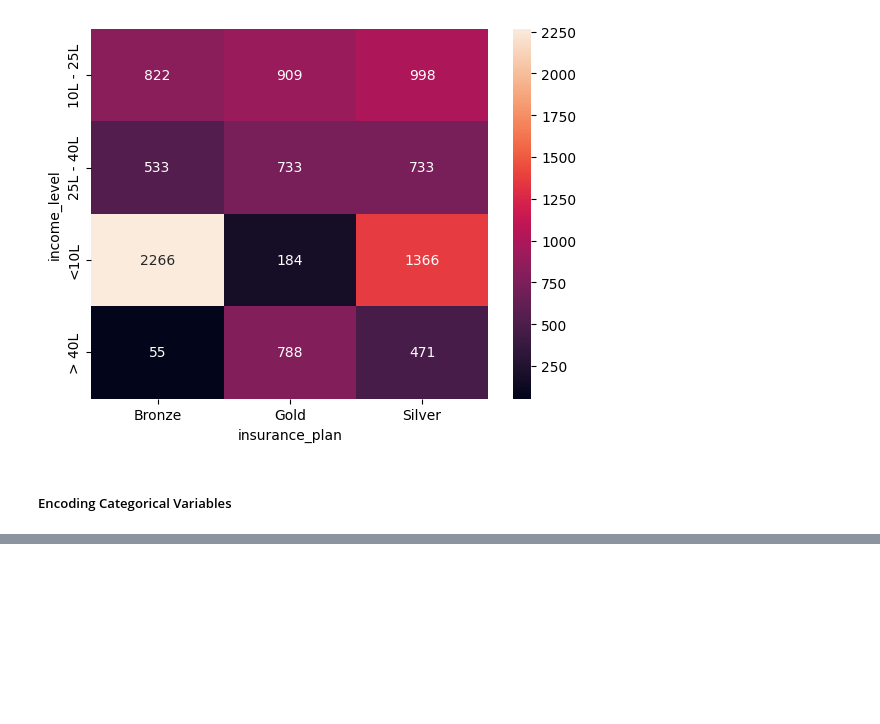
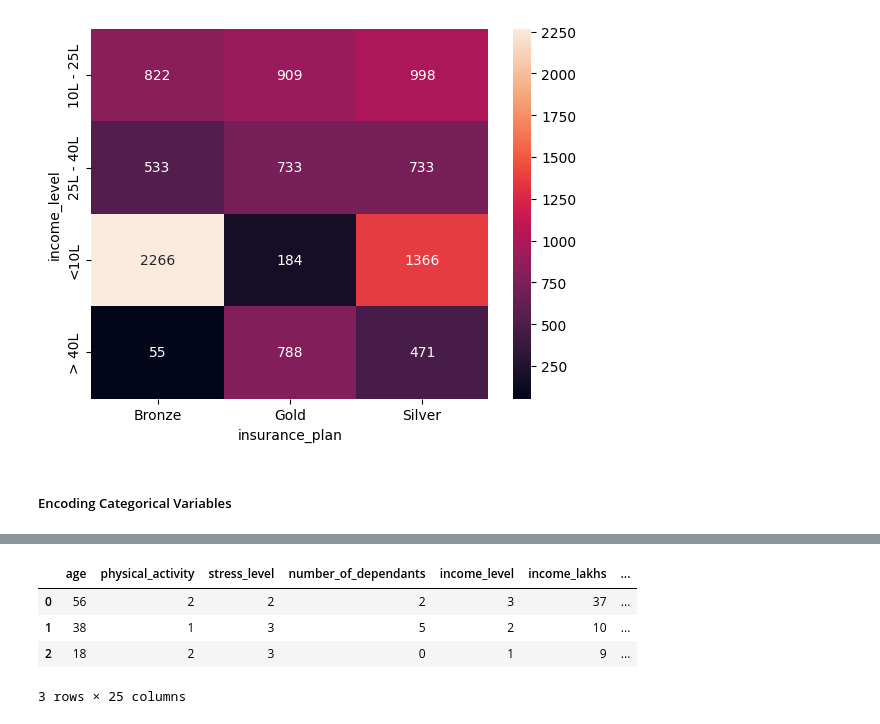
Before and after one commit to gianlucapes/health_care_premium, a Jupyter notebook: notebook/ml_premium_life_style.ipynb, the cells around one changed output, grey strips where cells are left out. Saved outputs shown, nothing was run; the diff lists cells and outputs as text; code cells hidden in the pictures; blank space fills up the shorter version.

```diff
--- a/notebook/ml_premium_life_style.ipynb
+++ b/notebook/ml_premium_life_style.ipynb
@@ -363,0 +416,13 @@ df2.head(10)
+# %%
+
+insurance_plan_map = {'Gold': 3, 'Silver': 2, 'Bronze': 1}
+
+sl_and_pa_map = {'Medium': 2, 'Low': 1, 'High': 3}
+
+income_level_map = {'<10L': 1, '10L - 25L': 2, '25L - 40L': 3, '> 40L': 4}
+
+
+df_copy["insurance_plan"] = df_copy["insurance_plan"].map(insurance_plan_map)
+df_copy["physical_activity"] = df_copy["physical_activity"].map(sl_and_pa_map)
+df_copy["income_level"] = df_copy["income_level"].map(income_level_map)
+df_copy["stress_level"] = df_copy["stress_level"].map(sl_and_pa_map)
@@ -363,0 +441,10 @@ df2.head(10)
+# %%
+nominal_cols = ['gender', 'region', 'marital_status', 'bmi_category', 'smoking_status', 'employment_status']
+df_encoded = pd.get_dummies(df_copy, columns=nominal_cols, drop_first=True, dtype=int)
+df_encoded.head(3)
+# %% [output]
+|  | age | physical_activity | stress_level | number_of_dependants | income_level | income_lakhs | ... |
+| 0 | 56 | 2 | 2 | 2 | 3 | 37 | ... |
+| 1 | 38 | 1 | 3 | 5 | 2 | 10 | ... |
+| 2 | 18 | 2 | 3 | 0 | 1 | 9 | ... |
+3 rows × 25 columns
```
Also changed, not shown: parts of 12 cells of this notebook.
